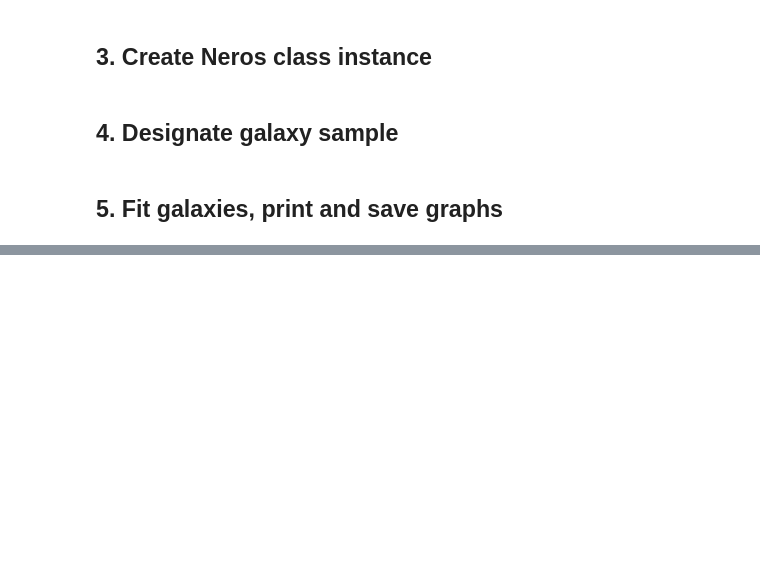
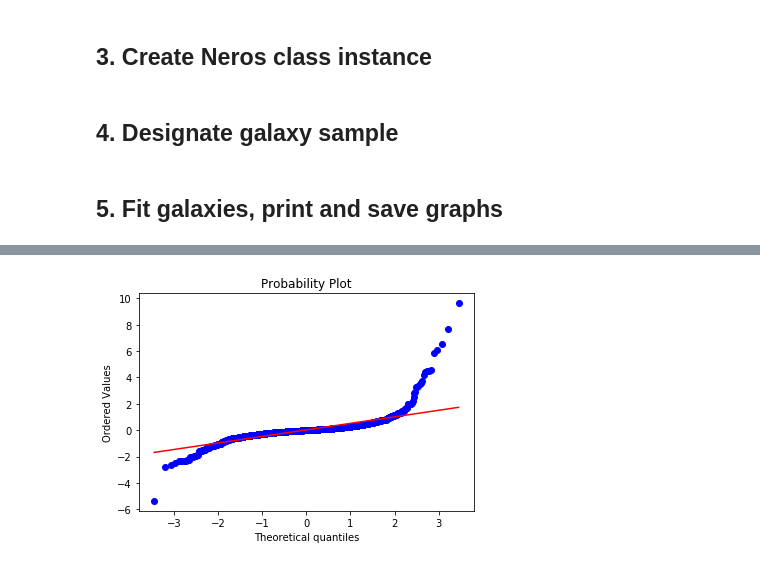
Before and after one commit to Cisneros-Galaxy/RCFM, a Jupyter notebook: fit_analysis.ipynb, the cells around one changed output, grey strips where cells are left out. Cells and saved outputs as stored; diff of their text form; code cells hidden in the pictures; blank space fills up the shorter version.

```diff
--- a/fit_analysis.ipynb
+++ b/fit_analysis.ipynb
@@ -285,0 +315,9 @@ plt.savefig(f'fit-analysis-plots/{MW_name}/ResidualHist_v1_{v1}_v2_{v2}.png')
+# %%
+# Normal probability plot - should be linear if residuals are normally distributed
+# results suggest heavy tails - too much data at extremes
+fig = plt.figure()
+ax = fig.add_subplot(111)
+probplot([x - y for x,y in zip(norm_obs, norm_neros)], plot=ax)
+plt.show()
+# %% [output]
+[figure, added]
```
Also changed, not shown: parts of 14 cells of this notebook, 53 other files.
